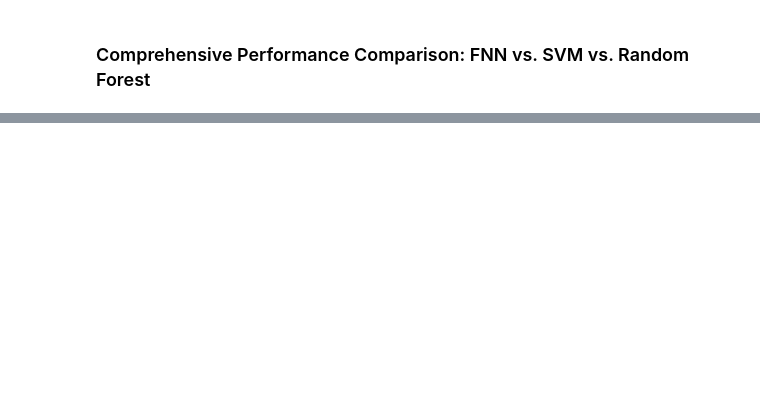
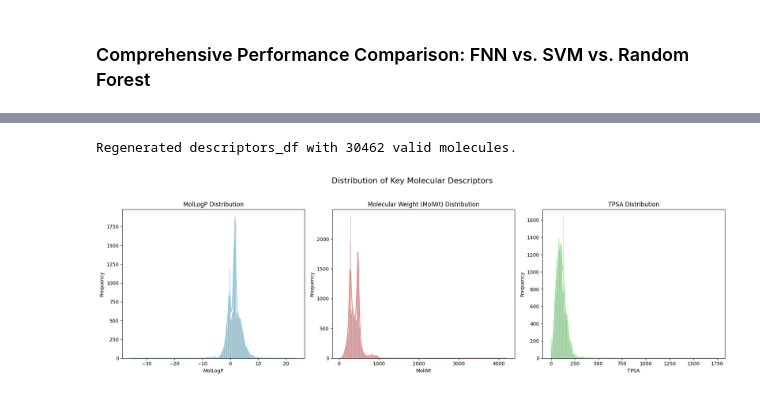
Before and after one commit to hmratul/Antibiotic-Resistant-Code, a Jupyter notebook: Untitled18.ipynb, the cells around one changed output, grey strips where cells are left out. Cells and saved outputs as stored; diff of their text form; code cells hidden in the pictures; blank space fills up the shorter version.

```diff
--- a/Untitled18.ipynb
+++ b/Untitled18.ipynb
@@ -1452,0 +1563,72 @@ plt.show()
+# %%
+import matplotlib.pyplot as plt
+import seaborn as sns
+import pandas as pd
+from rdkit import Chem
+from rdkit.Chem import Descriptors
+
+# Ensure descriptors_df is available and contains the full dataset.
+# The expected size is around 30462 from cell a6f7e631 and e74555f3.
+# If 'descriptors_df' is not in locals(), is empty, or has significantly fewer rows than expected, regenerate it.
+if 'descriptors_df' not in locals() or descriptors_df.empty or descriptors_df.shape[0] < 1000: # Check for at least 1000 rows as a proxy for being fully populated
+    print("Warning: 'descriptors_df' not found, is empty, or incomplete. Regenerating it from source files.")
+    # Regeneration logic copied from cell a6f7e631
+    targets = [
+        ('/content/1-s2.0-S0092867420301021-mmc1.xlsx', ['S1B']),
+        ('/content/1-s2.0-S0092867420301021-mmc2.xlsx', ['S2B', 'S2C', 'S2D', 'S2E', 'S2F', 'S2G', 'S2H']),
+        ('/content/1-s2.0-S0092867420301021-mmc5.xlsx', ['S5']),
+        ('/content/1-s2.0-S0092867420301021-mmc6.xlsx', ['S6A', 'S6B', 'S6C', 'S6D', 'S6E', 'S6F']),
+        ('/content/1-s2.0-S0092867420301021-mmc7.xlsx', ['S7A'])
+    ]
+
+    all_smiles = set()
+    for file_path, sheets in targets:
+        for sheet in sheets:
+            try:
+                df_temp = pd.read_excel(file_path, sheet_name=sheet, skiprows=1)
+                if 'SMILES' in df_temp.columns:
+                    smiles_list = df_temp['SMILES'].dropna().unique()
+                    all_smiles.update(smiles_list)
+            except Exception as e:
+                print(f'Error reading {file_path} sheet {sheet} during regeneration: {e}')
+
+    unique_smiles = sorted(list(all_smiles))
+    data_regen = []
+    for smi in unique_smiles:
+        mol = Chem.MolFromSmiles(smi)
+        if mol:
+            logp = Descriptors.MolLogP(mol)
+            mw = Descriptors.MolWt(mol)
+            tpsa = Descriptors.TPSA(mol)
+            data_regen.append({
+                'SMILES': smi,
+                'MolLogP': logp,
+                'MolWt': mw,
+                'TPSA': tpsa
+            })
+
+    descriptors_df = pd.DataFrame(data_regen)
+    print(f'Regenerated descriptors_df with {len(descriptors_df)} valid molecules.')
+
+
+fig, axes = plt.subplots(1, 3, figsize=(18, 6))
+fig.suptitle('Distribution of Key Molecular Descriptors', fontsize=16)
+
+sns.histplot(descriptors_df['MolLogP'], kde=True, ax=axes[0], color='skyblue')
+axes[0].set_title('MolLogP Distribution')
+axes[0].set_xlabel('MolLogP')
+axes[0].set_ylabel('Frequency')
+
+sns.histplot(descriptors_df['MolWt'], kde=True, ax=axes[1], color='lightcoral')
+axes[1].set_title('Molecular Weight (MolWt) Distribution')
+axes[1].set_xlabel('MolWt')
+axes[1].set_ylabel('Frequency')
+
+sns.histplot(descriptors_df['TPSA'], kde=True, ax=axes[2], color='lightgreen')
+axes[2].set_title('TPSA Distribution')
+axes[2].set_xlabel('TPSA')
+axes[2].set_ylabel('Frequency')
+
+plt.tight_layout(rect=[0, 0.03, 1, 0.95])
+plt.show()
+# %% [output]
@@ -1452,0 +1637,2 @@ plt.show()
+Regenerated descriptors_df with 30462 valid molecules.
+[figure, added]
```
Also changed, not shown: parts of 22 cells of this notebook.
